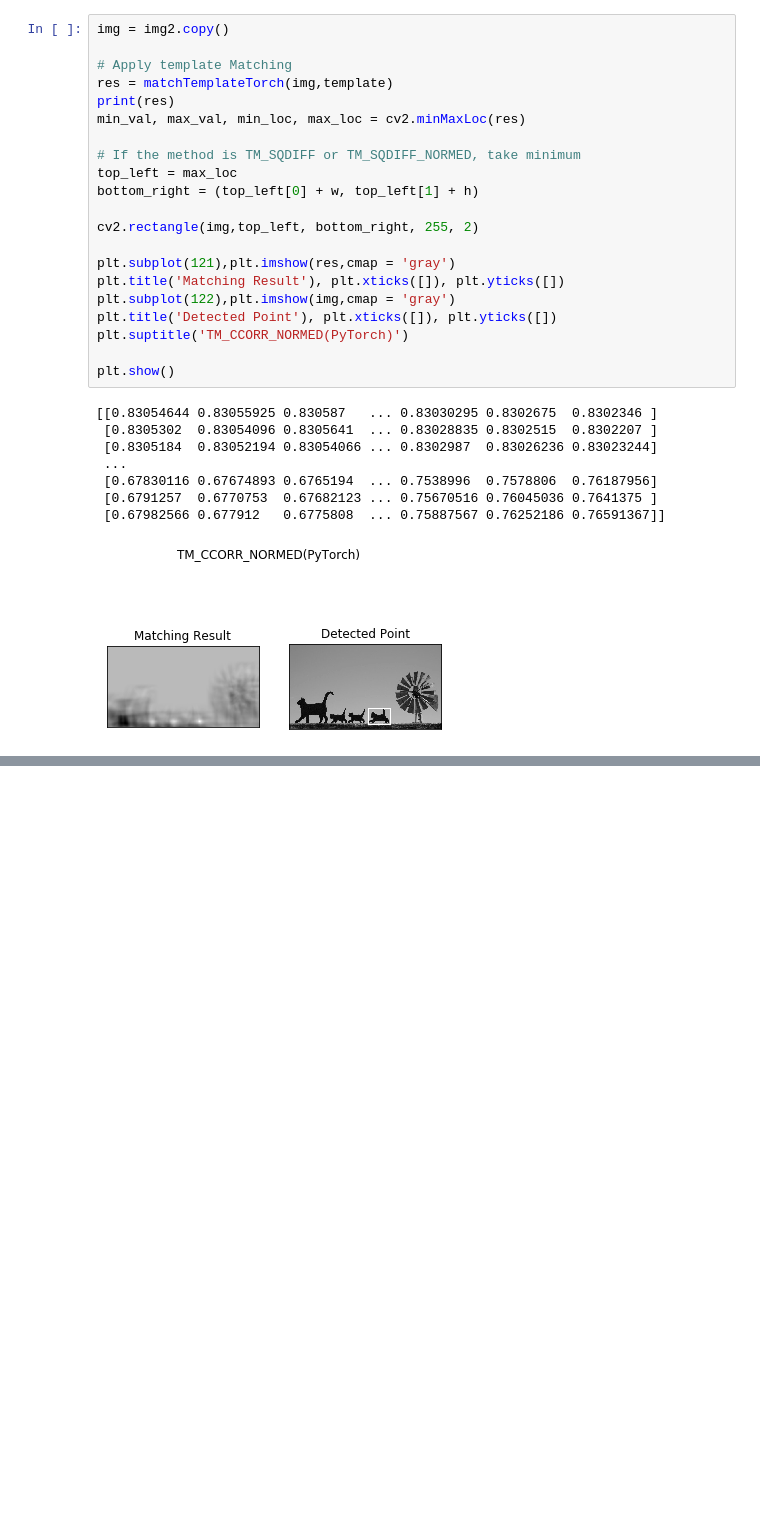
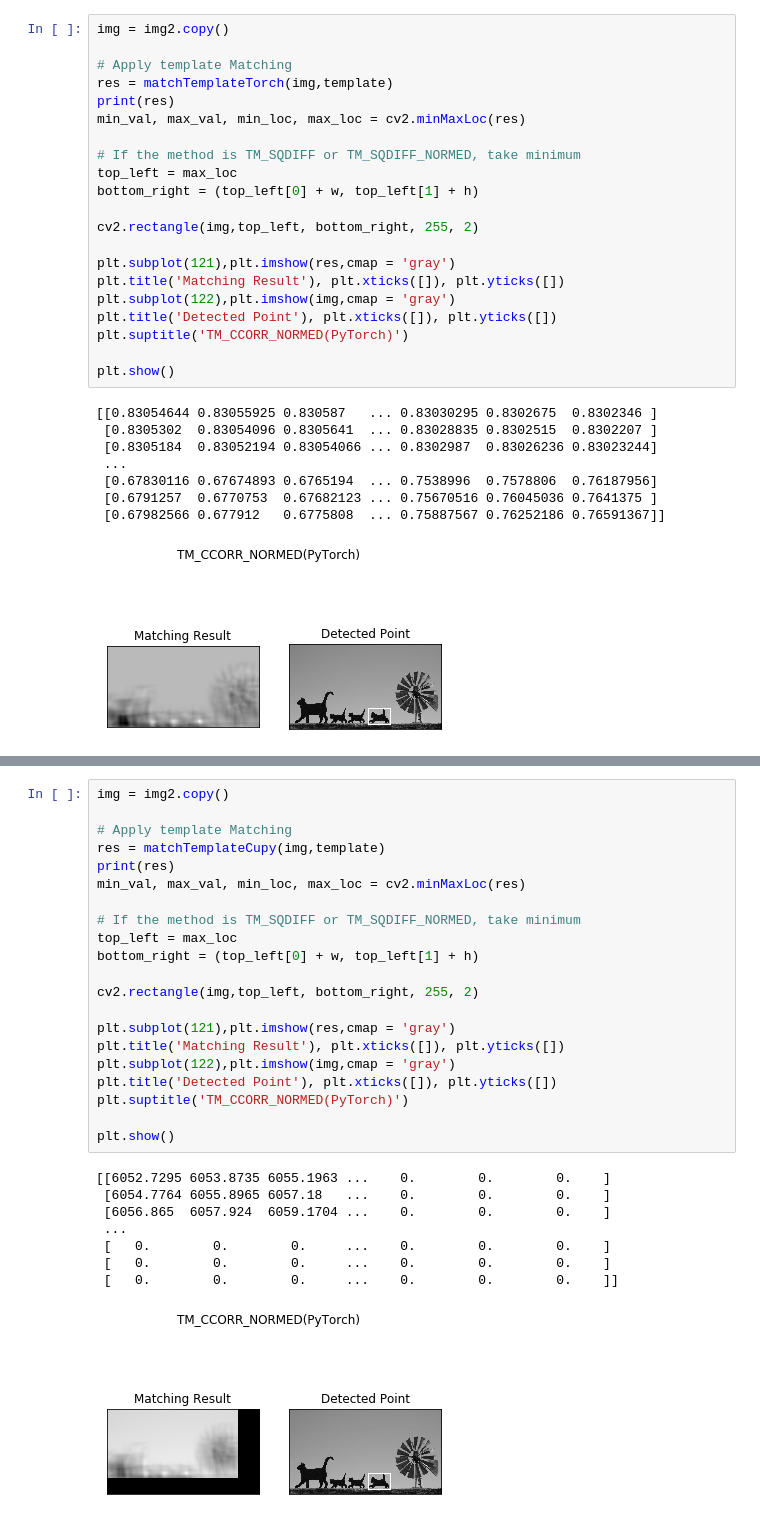
Before and after one commit to hirune924/TemplateMatching, a Jupyter notebook: Template Matching (PyTorch implementation).ipynb, the cells around one changed output, grey strips where cells are left out. Saved outputs shown, nothing was run; the diff lists cells and outputs as text; blank space fills up the shorter version.

Commit message:
update cupy

```diff
--- a/Template Matching (PyTorch implementation).ipynb
+++ b/Template Matching (PyTorch implementation).ipynb
@@ -153,0 +213,30 @@ plt.show()
+# %%
+img = img2.copy()
+
+# Apply template Matching
+res = matchTemplateCupy(img,template)
+print(res)
+min_val, max_val, min_loc, max_loc = cv2.minMaxLoc(res)
+
+# If the method is TM_SQDIFF or TM_SQDIFF_NORMED, take minimum
+top_left = max_loc
+bottom_right = (top_left[0] + w, top_left[1] + h)
+
+cv2.rectangle(img,top_left, bottom_right, 255, 2)
+
+plt.subplot(121),plt.imshow(res,cmap = 'gray')
+plt.title('Matching Result'), plt.xticks([]), plt.yticks([])
+plt.subplot(122),plt.imshow(img,cmap = 'gray')
+plt.title('Detected Point'), plt.xticks([]), plt.yticks([])
+plt.suptitle('TM_CCORR_NORMED(PyTorch)')
+
+plt.show()
+# %% [output]
+[[6052.7295 6053.8735 6055.1963 ...    0.        0.        0.    ]
+ [6054.7764 6055.8965 6057.18   ...    0.        0.        0.    ]
+ [6056.865  6057.924  6059.1704 ...    0.        0.        0.    ]
+ ...
+ [   0.        0.        0.     ...    0.        0.        0.    ]
+ [   0.        0.        0.     ...    0.        0.        0.    ]
+ [   0.        0.        0.     ...    0.        0.        0.    ]]
+[figure, added]
```
Also changed, not shown: parts of 2 cells of this notebook.
